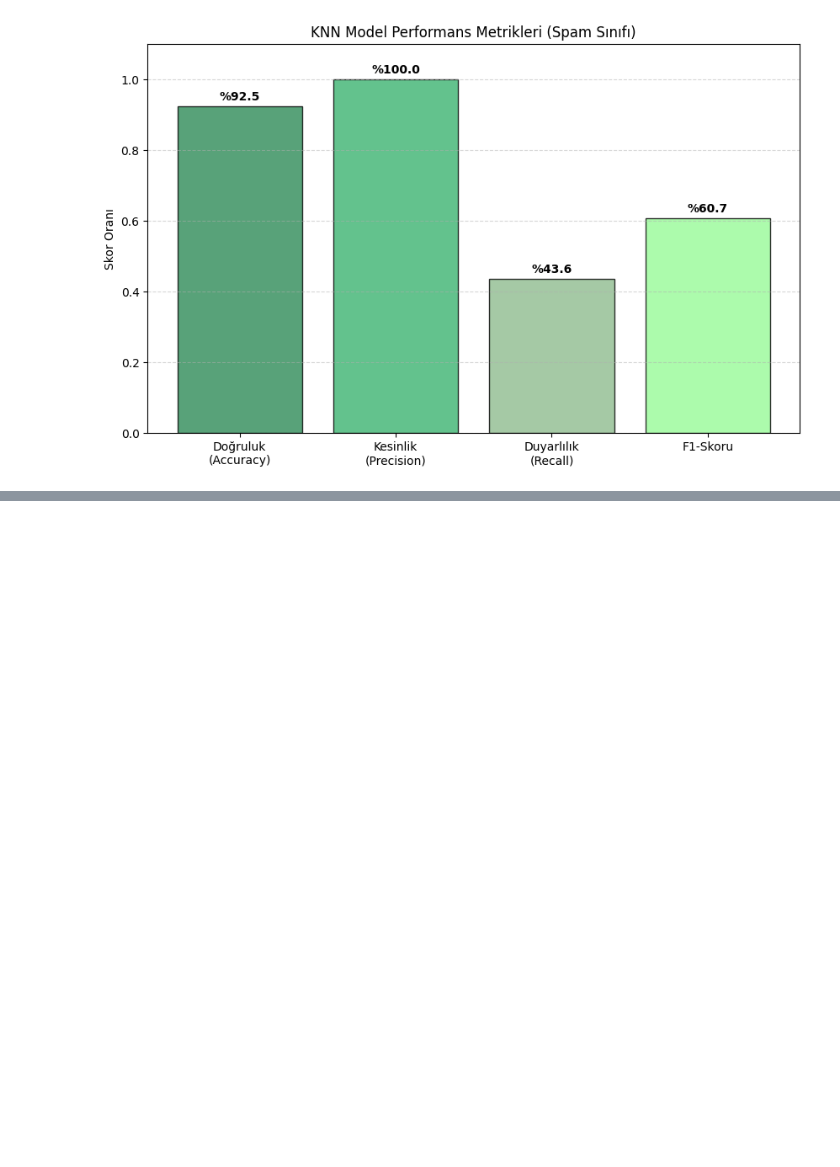
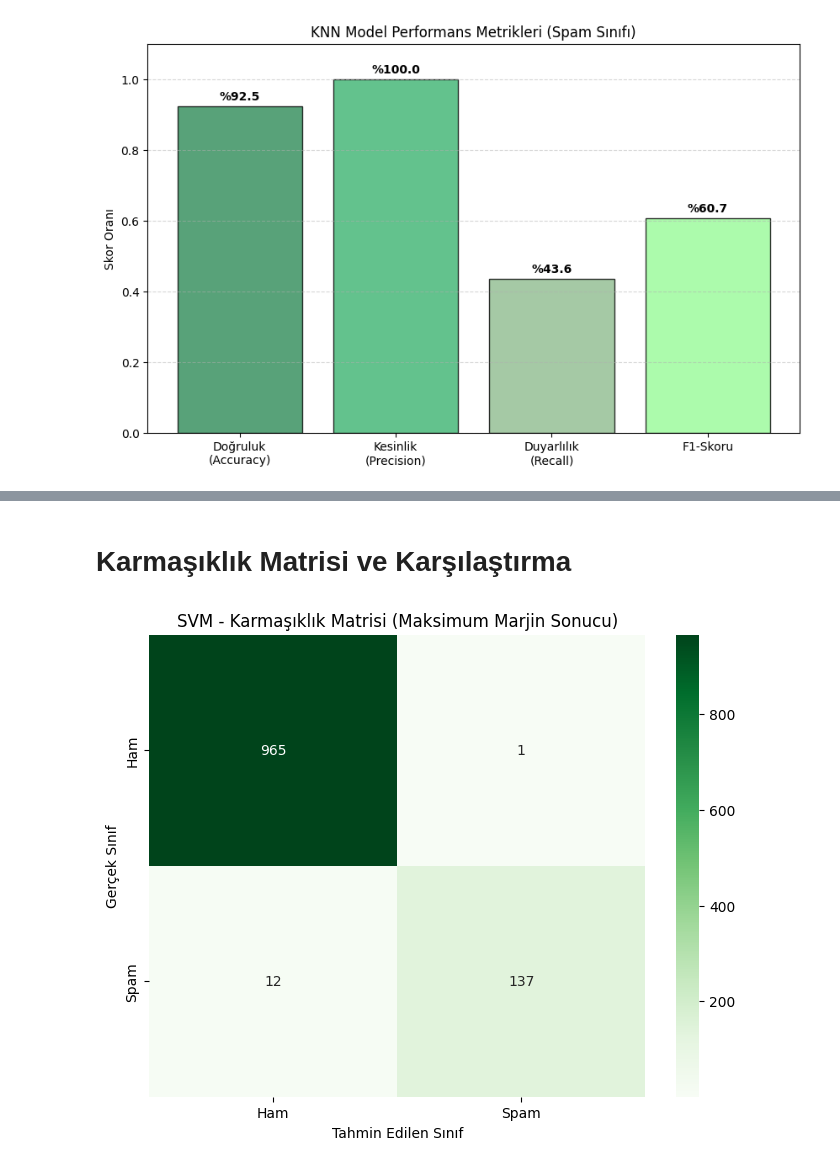
Before and after one commit to zeynepbykn/SMS_Spam_Tespiti_Proje, a Jupyter notebook: SMS_spam_veriBilimi_proje.ipynb, the cells around one changed output, grey strips where cells are left out. Cells and saved outputs as stored; diff of their text form; code cells hidden in the pictures; blank space fills up the shorter version.

Commit message:
6 model ve karşılaştırma grafikleri eklendi

```diff
--- a/SMS_spam_veriBilimi_proje.ipynb
+++ b/SMS_spam_veriBilimi_proje.ipynb
@@ -511,0 +514,23 @@ plt.show()
+# %%
+from sklearn.svm import SVC
+from sklearn.metrics import accuracy_score, classification_report, confusion_matrix
+import seaborn as sns
+import matplotlib.pyplot as plt
+
+# 1. ADIM: Modeli Tanımlama
+# kernel='linear': Mesajları ayırmak için "doğrusal" bir sınır (çizgi) kullanacağımızı belirtiyoruz.
+# C=1.0: "Ceza" parametresidir. Hatalara karşı ne kadar sert olacağımızı belirler.
+svm_model = SVC(kernel='linear', random_state=42)
+
+# 2. ADIM: Eğitim (Destek Vektörlerini Bulma)
+# Model, X_train içindeki en kritik "uç" mesajları seçer ve aralarından en geniş yolu açar.
+svm_model.fit(X_train, y_train)
+
+# 3. ADIM: Tahmin
+# Test setindeki mesajların o "yolun" hangi tarafında kaldığına bakar.
+y_pred_svm = svm_model.predict(X_test)
+
+# 4. ADIM: Başarı Sonuçları
+print("--- SVM Performans Sonuçları ---")
+print(f"Doğruluk (Accuracy) Skoru: %{accuracy_score(y_test, y_pred_svm)*100:.2f}")
+print("\nSınıflandırma Raporu:\n", classification_report(y_test, y_pred_svm))
@@ -511,0 +550,16 @@ plt.show()
+# %% [markdown]
+# Karmaşıklık Matrisi ve **Karşılaştırma**
+# %%
+# --- SVM Karmaşıklık Matrisi Grafiği ---
+plt.figure(figsize=(8, 6))
+cm_svm = confusion_matrix(y_test, y_pred_svm)
+
+sns.heatmap(cm_svm, annot=True, fmt='d', cmap='Greens',
+            xticklabels=['Ham', 'Spam'], yticklabels=['Ham', 'Spam'])
+
+plt.title('SVM - Karmaşıklık Matrisi (Maksimum Marjin Sonucu)')
+plt.xlabel('Tahmin Edilen Sınıf')
+plt.ylabel('Gerçek Sınıf')
+plt.show()
+# %% [output]
+[figure, added]
```
Also changed, not shown: parts of 10 cells of this notebook.
